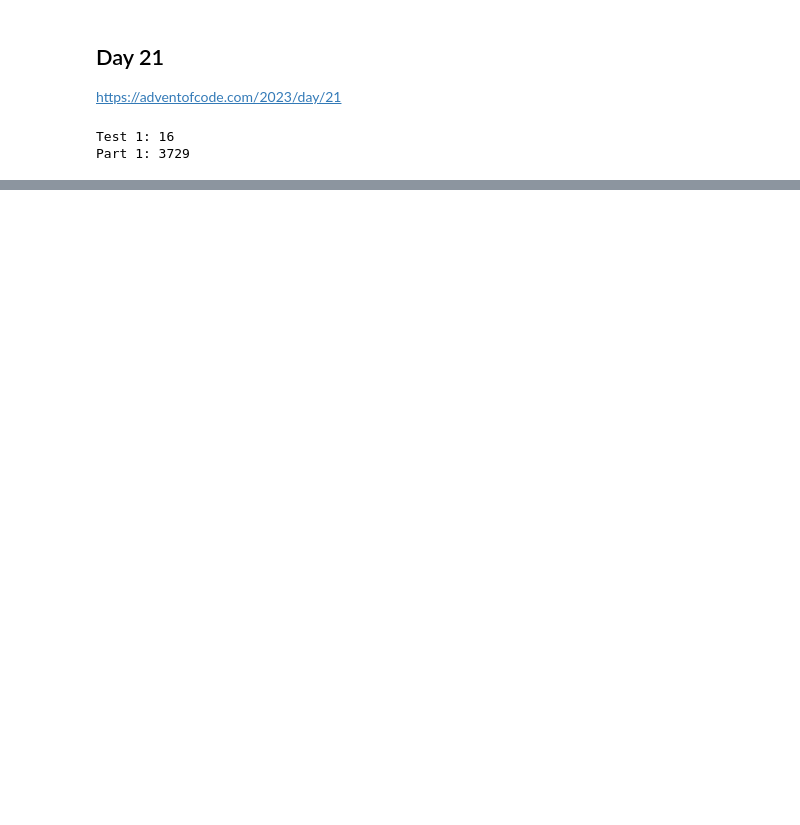
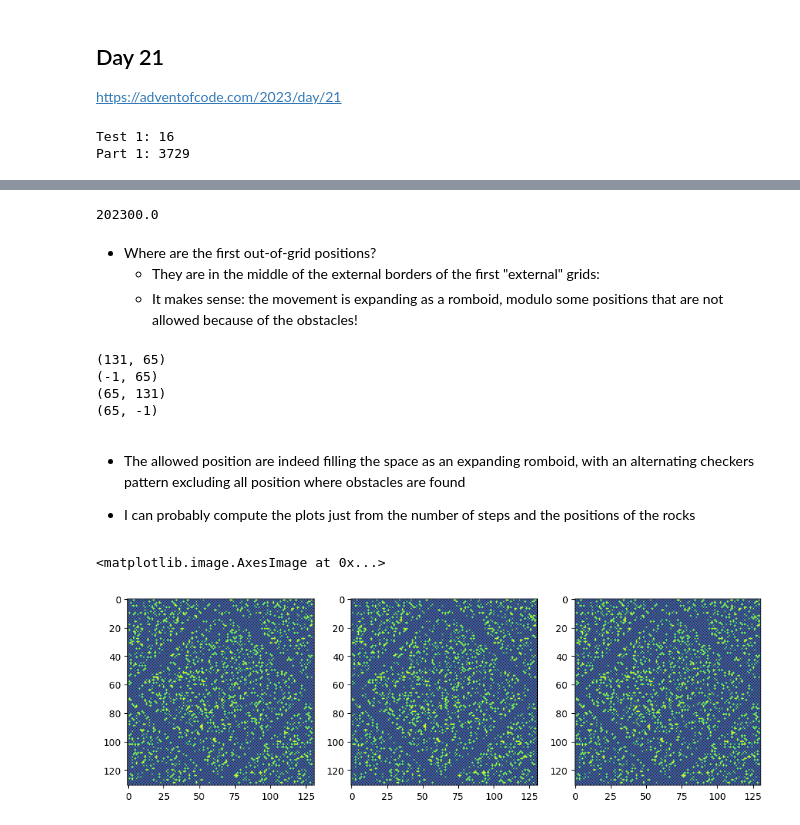
Before and after one commit to marcodelmastro/AdventOfCode2023, a Jupyter notebook: Day21.ipynb, the cells around one changed output, grey strips where cells are left out. Drawn from its saved outputs; the diff is of its cells as text; code cells hidden in the pictures; blank space fills up the shorter version.

```diff
--- a/Day21.ipynb
+++ b/Day21.ipynb
@@ -36,0 +58,78 @@ Part 1: 3729
+# %%
+(26501365-65)/131
+# %% [output]
+202300.0
+# %% [markdown]
+* Where are the first out-of-grid positions?
+    * They are in the middle of the external borders of the first "external" grids:
+    * It makes sense: the movement is expanding as a romboid, modulo some positions that are not allowed because of the obstacles!
+# %%
+grid, S, ymax, xmax = readInput21("AOC2023inputs/input21.txt")
+nsteps = 66
+plots = {S}
+dirs = [(+1,0),(-1,0),(0,+1),(0,-1)]
+for _ in range(nsteps):
+    plots_new = set()
+    for x,y in plots:
+        for dx,dy in dirs:
+            P = (x+dx,y+dy)
+            if P in grid.keys():
+                if grid[P]!="#":
+                    plots_new.add(P)
+            else:
+                print(P)
+    plots = plots_new
+# %% [output]
+(131, 65)
+(-1, 65)
+(65, 131)
+(65, -1)
+# %% [markdown]
+* The allowed position are indeed filling the space as an expanding romboid, with an alternating checkers pattern excluding all position where obstacles are found
+
+* I can probably compute the plots just from the number of steps and the positions of the rocks
+# %%
+def evolve_grid(grid,start=(65,65),nsteps=65):
+    plots = {start}
+    dirs = [(+1,0),(-1,0),(0,+1),(0,-1)]
+    for _ in range(nsteps):
+        plots_new = set()
+        for x,y in plots:
+            for dx,dy in dirs:
+                P = (x+dx,y+dy)
+                if P in grid.keys():
+                    if grid[P]!="#":
+                        plots_new.add(P)
+        plots = plots_new
+    return plots
+
+import matplotlib.pyplot as plt
+import numpy as np
+
+ROCK = 2
+PLOT = 1
+
+def fill_garden(plots,grid,ymax,xmax):
+    garden = np.zeros((ymax,xmax))
+    for (x,y),v in grid.items():
+        if v=="#":
+            garden[y,x] = ROCK
+    for (x,y) in plots:
+        garden[y,x] = PLOT
+    return garden
+# %%
+plots_1 = evolve_grid(grid,start=(65,65),nsteps=131+65)
+plots_2 = evolve_grid(grid,start=(65,65),nsteps=2*131+65)
+plots_3 = evolve_grid(grid,start=(65,65),nsteps=3*131+65)
+
+garden_1 = fill_garden(plots_1,grid,ymax,xmax)
+garden_2 = fill_garden(plots_2,grid,ymax,xmax)
+garden_3 = fill_garden(plots_3,grid,ymax,xmax)
+
+fig, axs = plt.subplots(1,3, figsize=(12,4))
+axs[0].imshow(garden_1)
+axs[1].imshow(garden_2)
+axs[2].imshow(garden_3)
+# %% [output]
+<matplotlib.image.AxesImage at 0x...>
+[figure, added]
```
Also changed, not shown: parts of 17 cells of this notebook.
